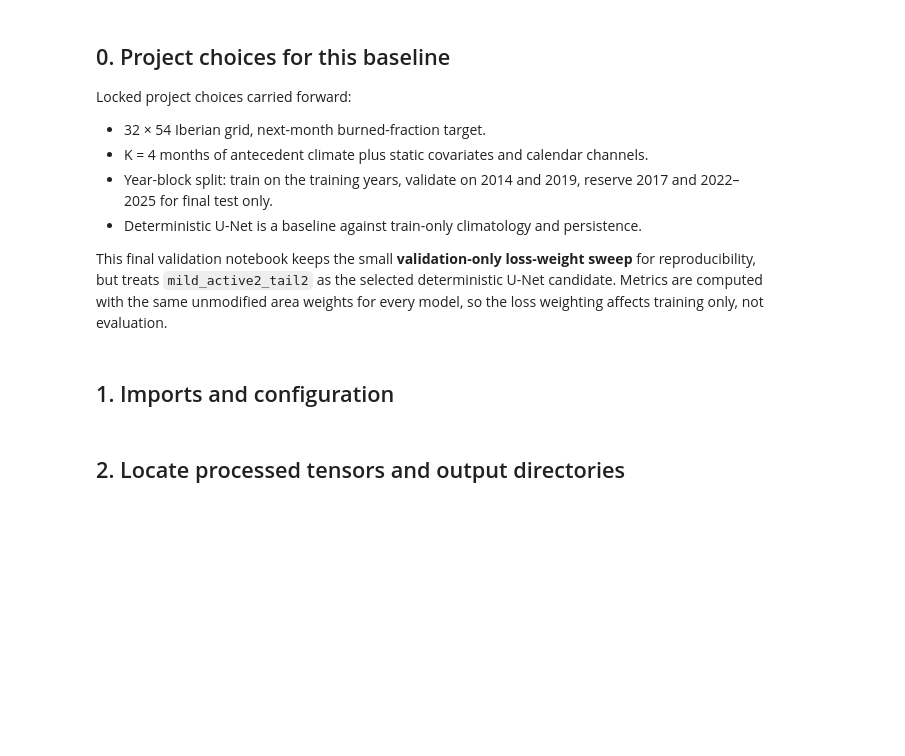
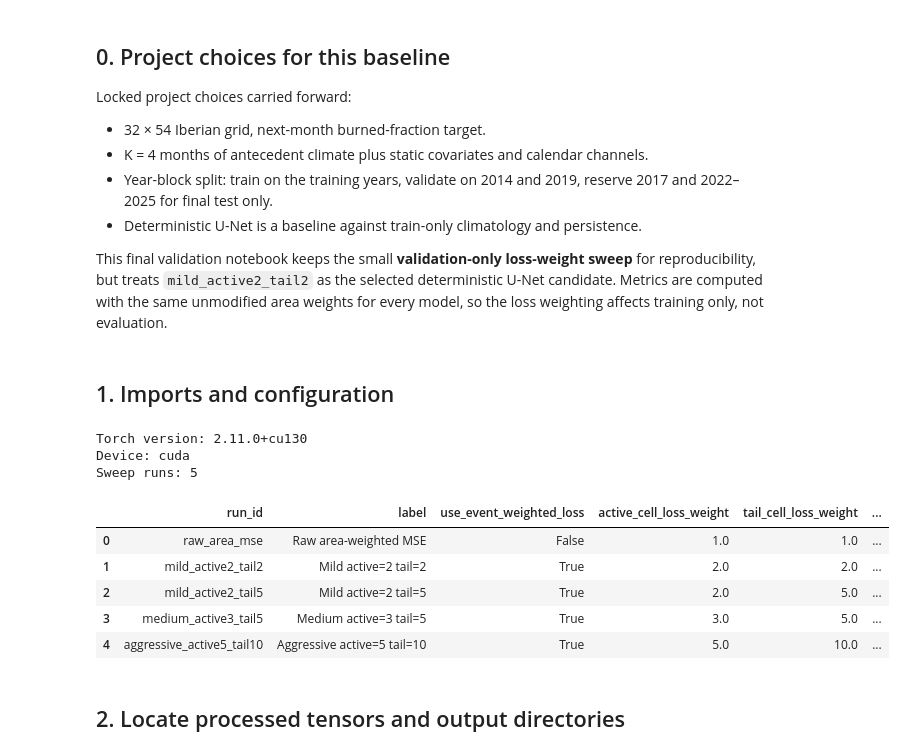
Before and after one commit to Francisco-Mendoza-Soto/Iberian-Wildfire-Forecasting, a Jupyter notebook: 7_Deterministic_UNet_Baseline.ipynb, the cells around one changed output. Saved outputs shown, nothing was run; the diff lists cells and outputs as text; code cells hidden in the pictures; blank space fills up the shorter version.

```diff
--- a/7_Deterministic_UNet_Baseline.ipynb
+++ b/7_Deterministic_UNet_Baseline.ipynb
@@ -74,7 +74,7 @@ GRAD_CLIP_NORM = 1.0
 NUM_WORKERS = 0
 USE_AREA_WEIGHTED_LOSS = True
 USE_AMP = True
-RUN_TEST_EVAL = False
+RUN_TEST_EVAL = True
 
 # Default single-run values used only for dataset/model previews.
 USE_EVENT_WEIGHTED_LOSS = False
@@ -107,33 +107,43 @@ LOSS_WEIGHT_SWEEP = [
         "run_id": "mild_active2_tail5",
         "label": "Mild active=2 tail=5",
         "use_event_weighted_loss": True,
         "active_cell_loss_weight": 2.0,
         "tail_cell_loss_weight": 5.0,
         "fire_season_loss_weight": 1.0,
     },
     {
         "run_id": "medium_active3_tail5",
         "label": "Medium active=3 tail=5",
         "use_event_weighted_loss": True,
         "active_cell_loss_weight": 3.0,
         "tail_cell_loss_weight": 5.0,
         "fire_season_loss_weight": 1.0,
     },
     {
         "run_id": "aggressive_active5_tail10",
         "label": "Aggressive active=5 tail=10",
         "use_event_weighted_loss": True,
         "active_cell_loss_weight": 5.0,
         "tail_cell_loss_weight": 10.0,
         "fire_season_loss_weight": 1.0,
     },
 ]
 
 DEVICE = torch.device("cuda" if torch.cuda.is_available() else "cpu")
 print(f"Torch version: {torch.__version__}")
 print(f"Device: {DEVICE}")
 print(f"Sweep runs: {len(LOSS_WEIGHT_SWEEP)}")
 display(pd.DataFrame(LOSS_WEIGHT_SWEEP))
+# %% [output]
+Torch version: 2.11.0+cu130
+Device: cuda
+Sweep runs: 5
+|  | run_id | label | use_event_weighted_loss | active_cell_loss_weight | tail_cell_loss_weight | ... |
+| 0 | raw_area_mse | Raw area-weighted MSE | False | 1.0 | 1.0 | ... |
+| 1 | mild_active2_tail2 | Mild active=2 tail=2 | True | 2.0 | 2.0 | ... |
+| 2 | mild_active2_tail5 | Mild active=2 tail=5 | True | 2.0 | 5.0 | ... |
+| 3 | medium_active3_tail5 | Medium active=3 tail=5 | True | 3.0 | 5.0 | ... |
+| 4 | aggressive_active5_tail10 | Aggressive active=5 tail=10 | True | 5.0 | 10.0 | ... |
 # %% [markdown]
 ## 2. Locate processed tensors and output directories
 # %%
```
Also changed, not shown: parts of 15 cells of this notebook, 1 other file.
